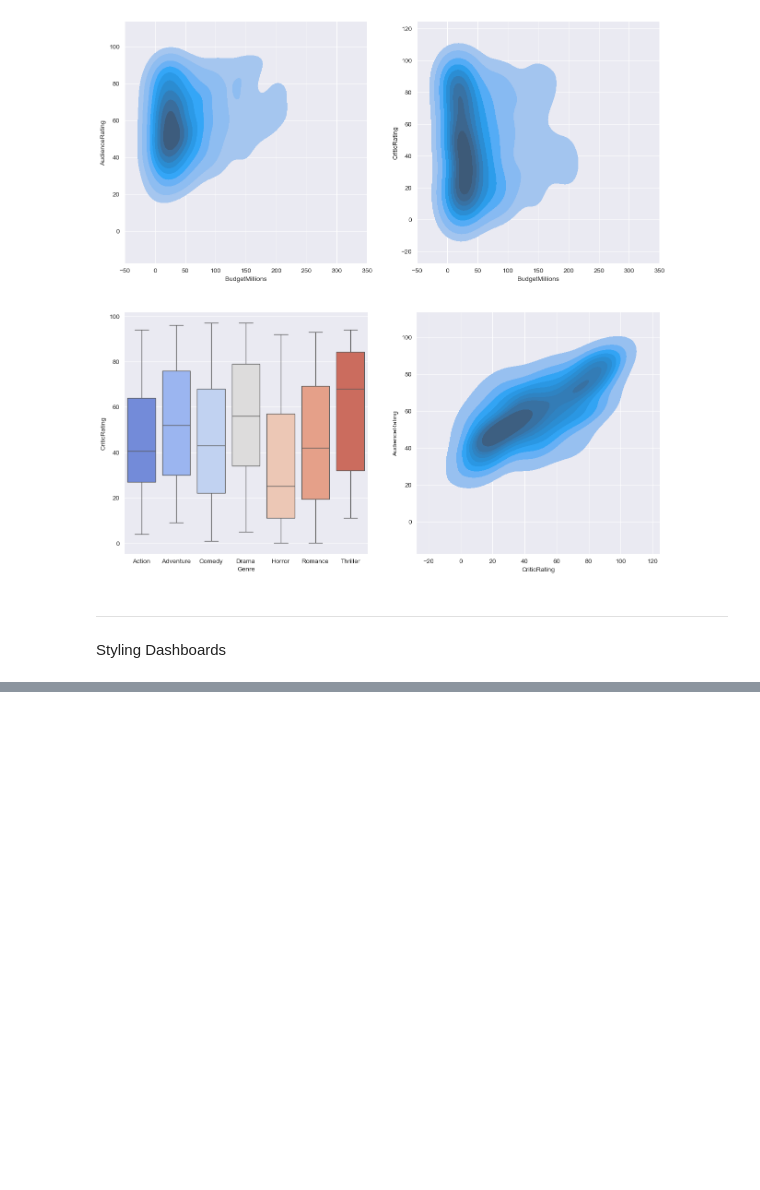
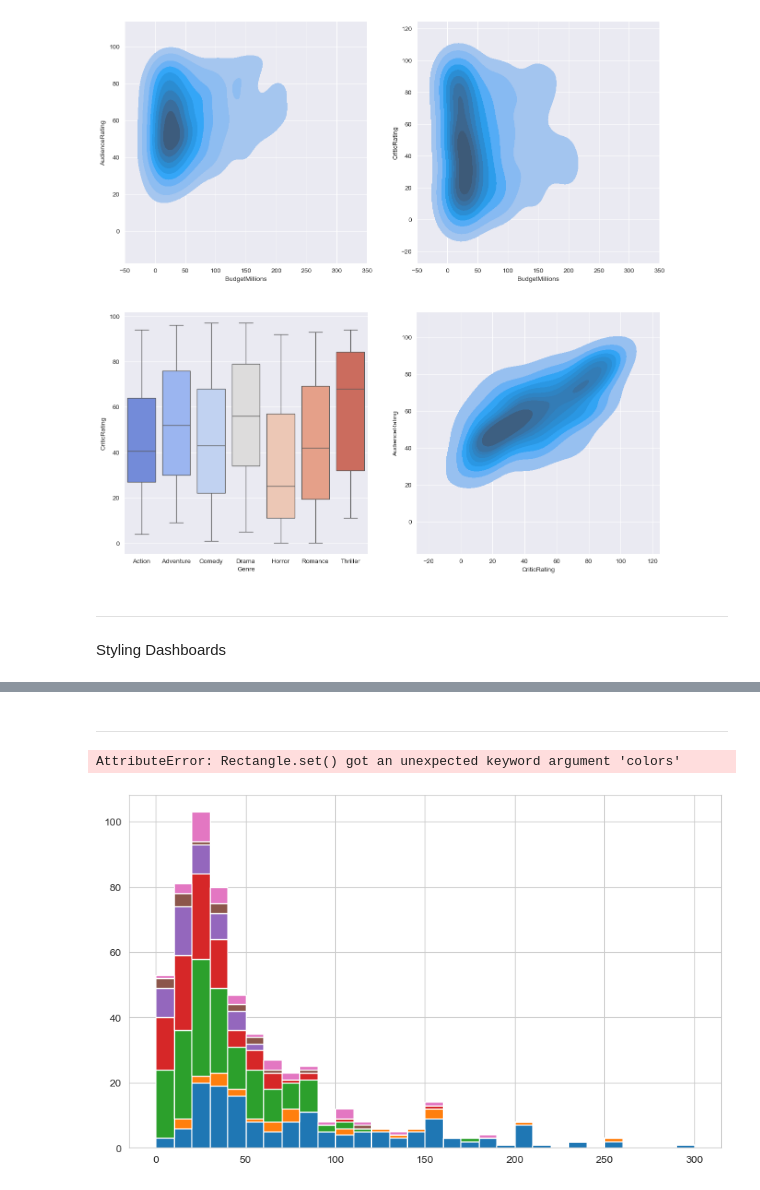
Before and after one commit to nicky-ops/Python_for_data_science, a Jupyter notebook: categorical_variables.ipynb, the cells around one changed output, grey strips where cells are left out. Cells and saved outputs as stored; diff of their text form; code cells hidden in the pictures; blank space fills up the shorter version.

```diff
--- a/categorical_variables.ipynb
+++ b/categorical_variables.ipynb
@@ -388,0 +388,25 @@ ValueError: 'YlorRd' is not a valid palette name
+# %% [markdown]
+---
+# %%
+# Thematic edits
+sns.set_style('whitegrid')
+list1 = []
+my_labels = []
+for gen in movies.Genre.cat.categories:
+    list1.append(movies[movies.Genre == gen].BudgetMillions)
+    my_labels.append(gen)
+
+f, axes = plt.subplots(1, 1)
+f.set_size_inches(10, 6)
+h = plt.hist(list1, bins=30, stacked=True, rwidth=1,  label=my_labels, color = ['#FF6F61', '#6B5B95', '#88B04B', '#F7CAC9', '#92A8D1', '#F28E2B', '#B565A7']
+)
+plt.title('Movie Budget Distribution', fontsize=35, color='DarkRed', fontname='Comic Sans MS')
+plt.ylabel('Number of Movies', fontsize=25, fontname='Comic Sans MS')
+plt.xlabel('Budget in Millions', fontsize=25, fontname='Comic Sans MS')
+plt.xticks(fontsize=20)
+plt.yticks(fontsize=20)
+plt.legend(frameon=True, fancybox=True, shadow=True, framealpha=1, prop={'size': 15})
+plt.show()
+# %% [output]
+AttributeError: Rectangle.set() got an unexpected keyword argument 'colors'
+[figure, added]
```
Also changed, not shown: parts of 1 cell of this notebook.
